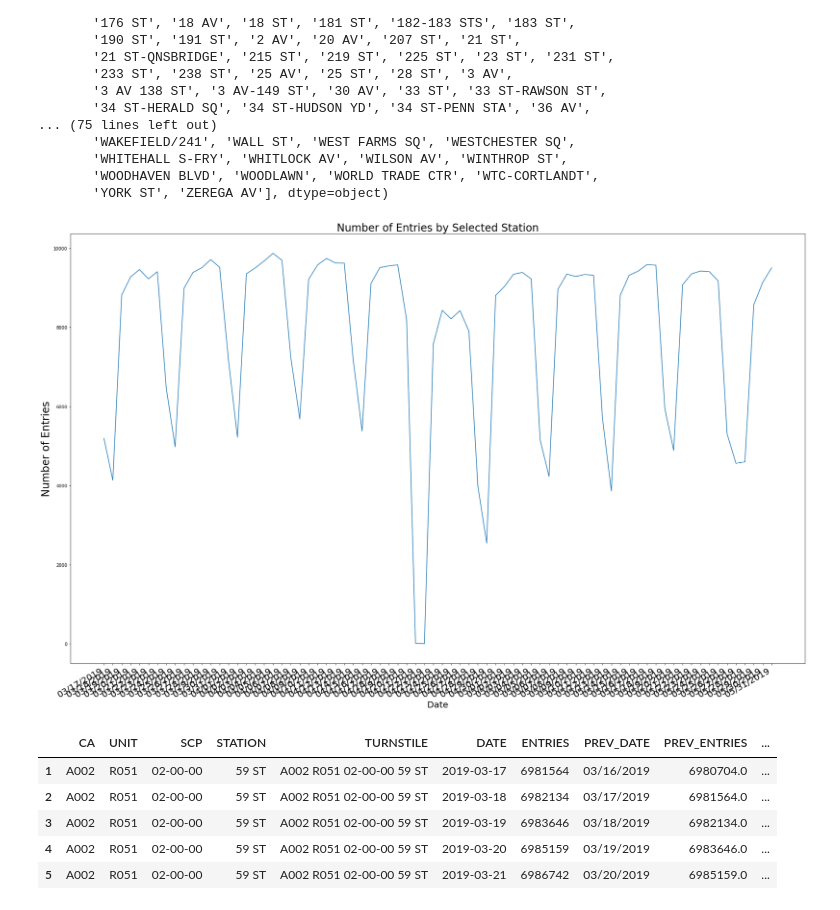
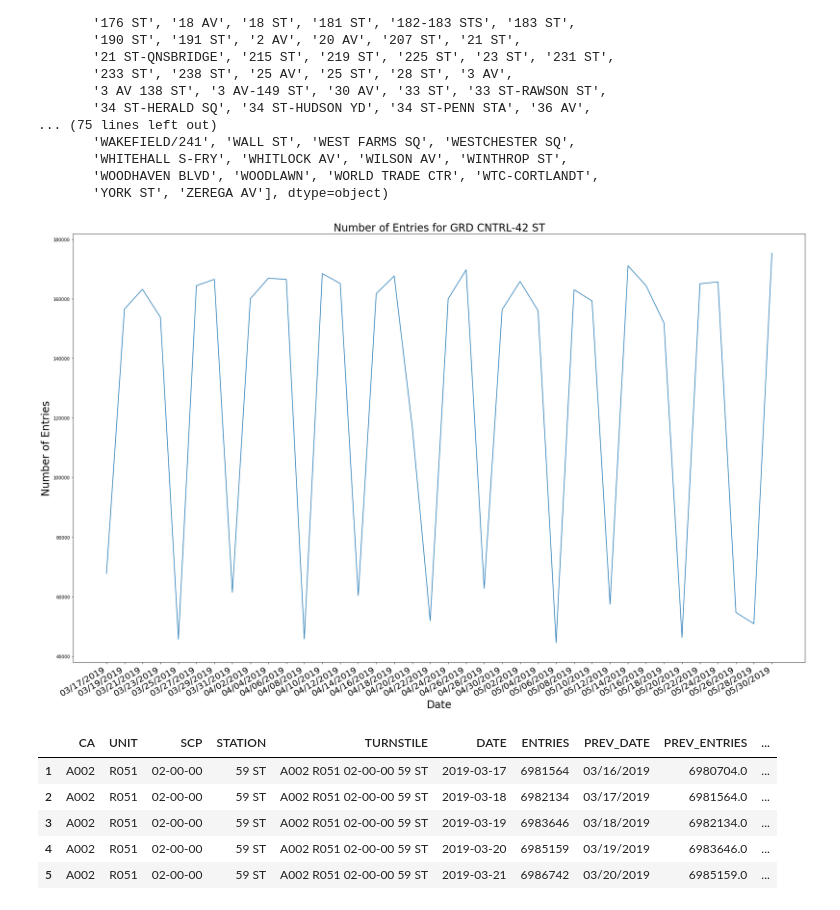
Before and after one commit to JayZZZZZZZ/project-1, a Jupyter notebook: MTA_EDA_Jason.ipynb, the cells around one changed output. Drawn from its saved outputs; the diff is of its cells as text; code cells hidden in the pictures.

```diff
--- a/MTA_EDA_Jason.ipynb
+++ b/MTA_EDA_Jason.ipynb
@@ -338,19 +338,19 @@ mta_bystation=mta_bycombo.groupby(['STATION','DATE']).agg({'DAILY_ENTRIES':'sum'
 # %%
 ## Challenge 7: ##
 ## Plot the daily time series for a station ##
 
-Station1=mta_bystation[mta_bystation['STATION']=='BEDFORD-NOSTRAN']
+Station1=mta_bystation[mta_bystation['STATION']=='GRD CNTRL-42 ST']
 
 fig=plt.figure(figsize=(30,20))
-plt.plot(Station1['DATE'],Station1['DAILY_ENTRIES'])
-plt.xlabel('Date', fontsize=20)
+plt.plot(Station1['DATE'][::2],Station1['DAILY_ENTRIES'][::2])
+plt.xlabel('Date', fontsize=24)
 plt.xticks(fontsize=20)
 plt.ylabel('Number of Entries',fontsize=24)
-plt.title('Number of Entries by Selected Station',fontsize=24)
+plt.title('Number of Entries for GRD CNTRL-42 ST',fontsize=24)
 fig.autofmt_xdate()
 plt.show()
 # %% [output]
-[figure, old version]
+[figure, new version]
 # %%
 ## Challenge 8 ##
 ## Make one list of counts for one week for one station. Monday's count, Tuesday's count, etc. so it's a list of 7 counts. Make the same list for another week, and another week, and another week. ##
```
Also changed, not shown: parts of 3 cells of this notebook.
